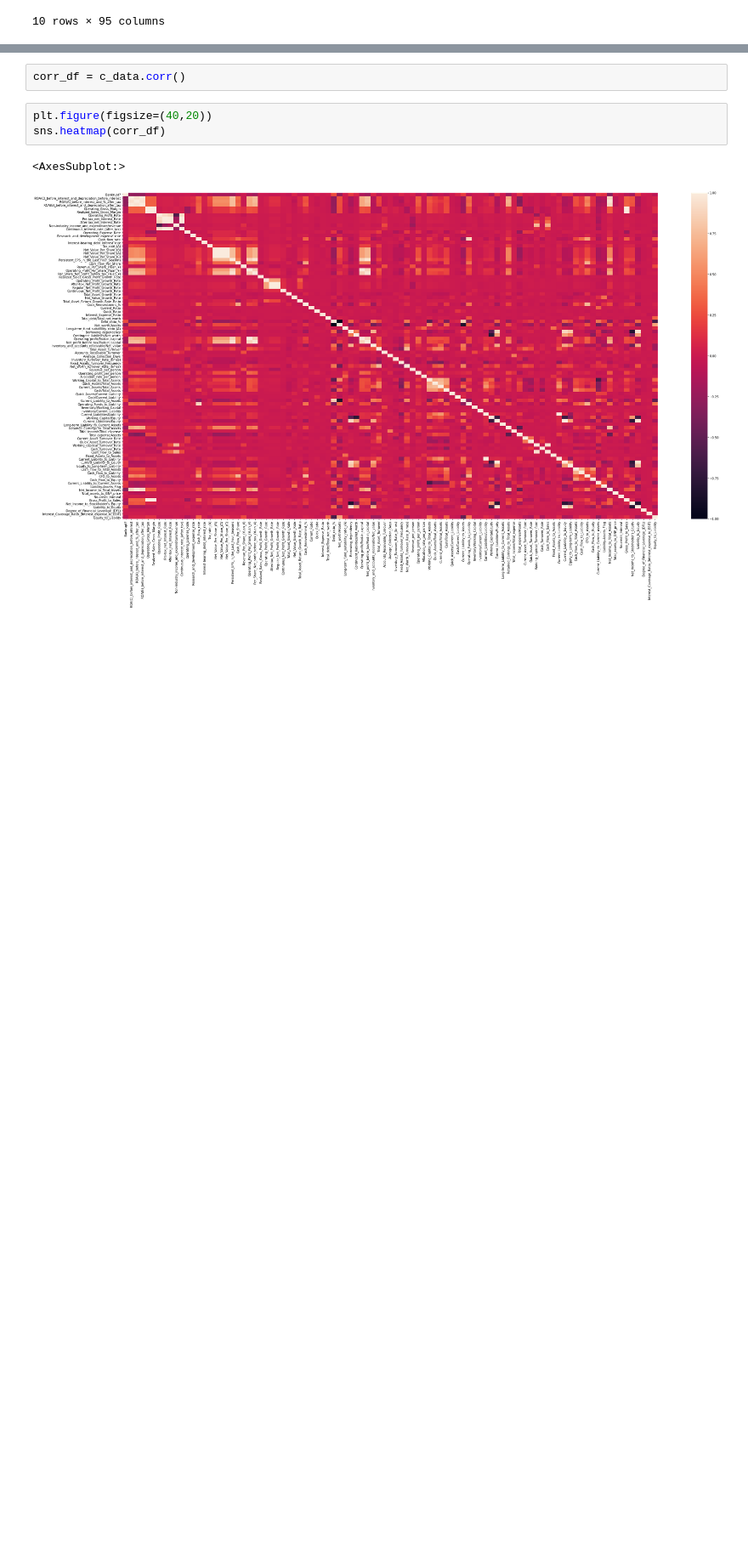
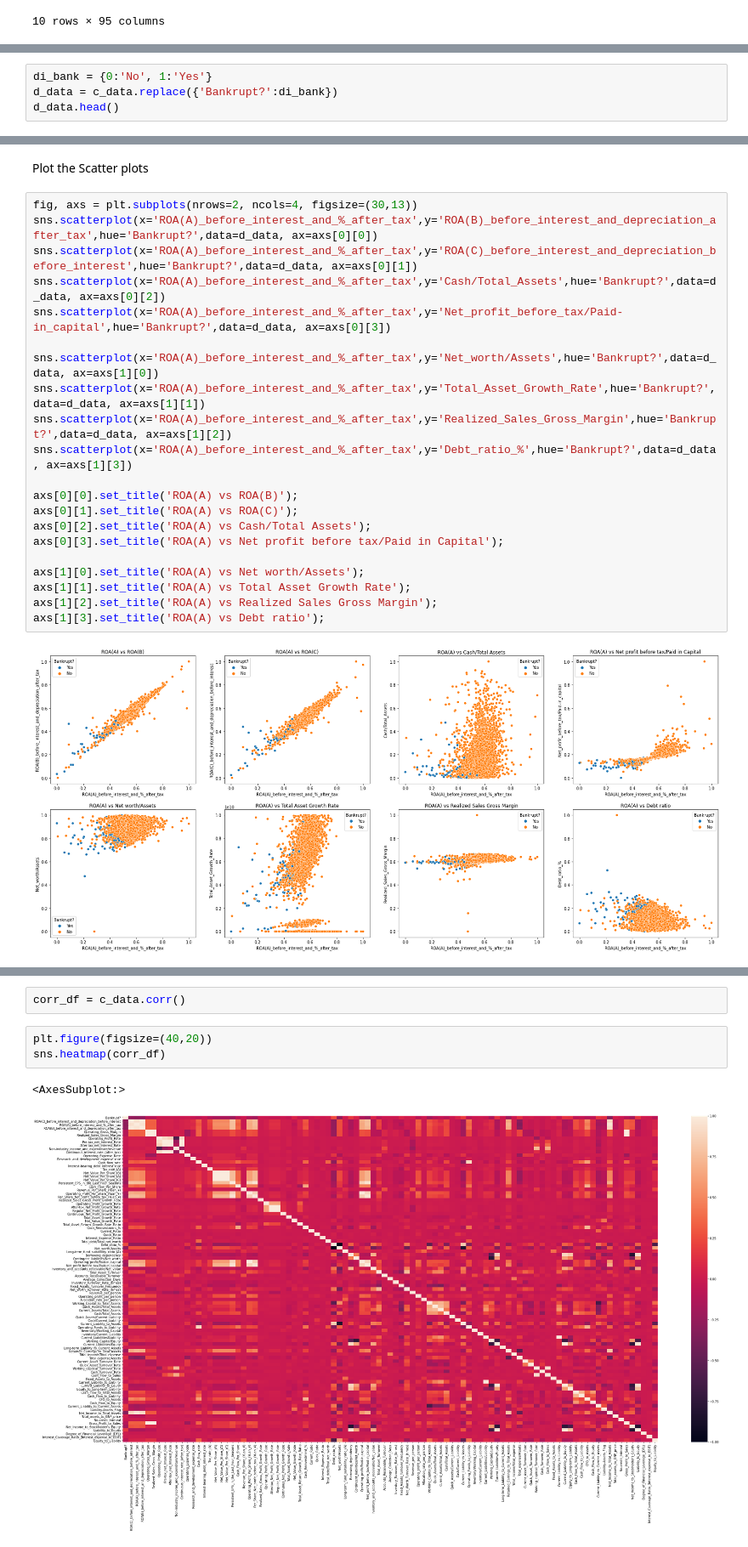
Before and after one commit to Sperodvd/Predicting-Company-bankruptcy-based-on-Financial-and-Economic-ratios, a Jupyter notebook: Final documents/2. Exploratory Data Analysis.ipynb, the cells around one changed output, grey strips where cells are left out. Shown at 85% size. Drawn from its saved outputs; the diff is of its cells as text; blank space fills up the shorter version.

```diff
--- a/Final documents/2. Exploratory Data Analysis.ipynb
+++ b/Final documents/2. Exploratory Data Analysis.ipynb
@@ -24,0 +39,4 @@ c_data.head(10)
+# %%
+di_bank = {0:'No', 1:'Yes'}
+d_data = c_data.replace({'Bankrupt?':di_bank})
+d_data.head()
@@ -24,0 +51,25 @@ c_data.head(10)
+# %% [markdown]
+Plot the Scatter plots
+# %%
+fig, axs = plt.subplots(nrows=2, ncols=4, figsize=(30,13))
+sns.scatterplot(x='ROA(A)_before_interest_and_%_after_tax',y='ROA(B)_before_interest_and_depreciation_after_tax',hue='Bankrupt?',data=d_data, ax=axs[0][0])
+sns.scatterplot(x='ROA(A)_before_interest_and_%_after_tax',y='ROA(C)_before_interest_and_depreciation_before_interest',hue='Bankrupt?',data=d_data, ax=axs[0][1])
+sns.scatterplot(x='ROA(A)_before_interest_and_%_after_tax',y='Cash/Total_Assets',hue='Bankrupt?',data=d_data, ax=axs[0][2])
+sns.scatterplot(x='ROA(A)_before_interest_and_%_after_tax',y='Net_profit_before_tax/Paid-in_capital',hue='Bankrupt?',data=d_data, ax=axs[0][3])
+
+sns.scatterplot(x='ROA(A)_before_interest_and_%_after_tax',y='Net_worth/Assets',hue='Bankrupt?',data=d_data, ax=axs[1][0])
+sns.scatterplot(x='ROA(A)_before_interest_and_%_after_tax',y='Total_Asset_Growth_Rate',hue='Bankrupt?',data=d_data, ax=axs[1][1])
+sns.scatterplot(x='ROA(A)_before_interest_and_%_after_tax',y='Realized_Sales_Gross_Margin',hue='Bankrupt?',data=d_data, ax=axs[1][2])
+sns.scatterplot(x='ROA(A)_before_interest_and_%_after_tax',y='Debt_ratio_%',hue='Bankrupt?',data=d_data, ax=axs[1][3])
+
+axs[0][0].set_title('ROA(A) vs ROA(B)');
+axs[0][1].set_title('ROA(A) vs ROA(C)');
+axs[0][2].set_title('ROA(A) vs Cash/Total Assets');
+axs[0][3].set_title('ROA(A) vs Net profit before tax/Paid in Capital');
+
+axs[1][0].set_title('ROA(A) vs Net worth/Assets');
+axs[1][1].set_title('ROA(A) vs Total Asset Growth Rate');
+axs[1][2].set_title('ROA(A) vs Realized Sales Gross Margin');
+axs[1][3].set_title('ROA(A) vs Debt ratio');
+# %% [output]
+[figure, added]
```
Also changed, not shown: parts of 19 cells of this notebook.
